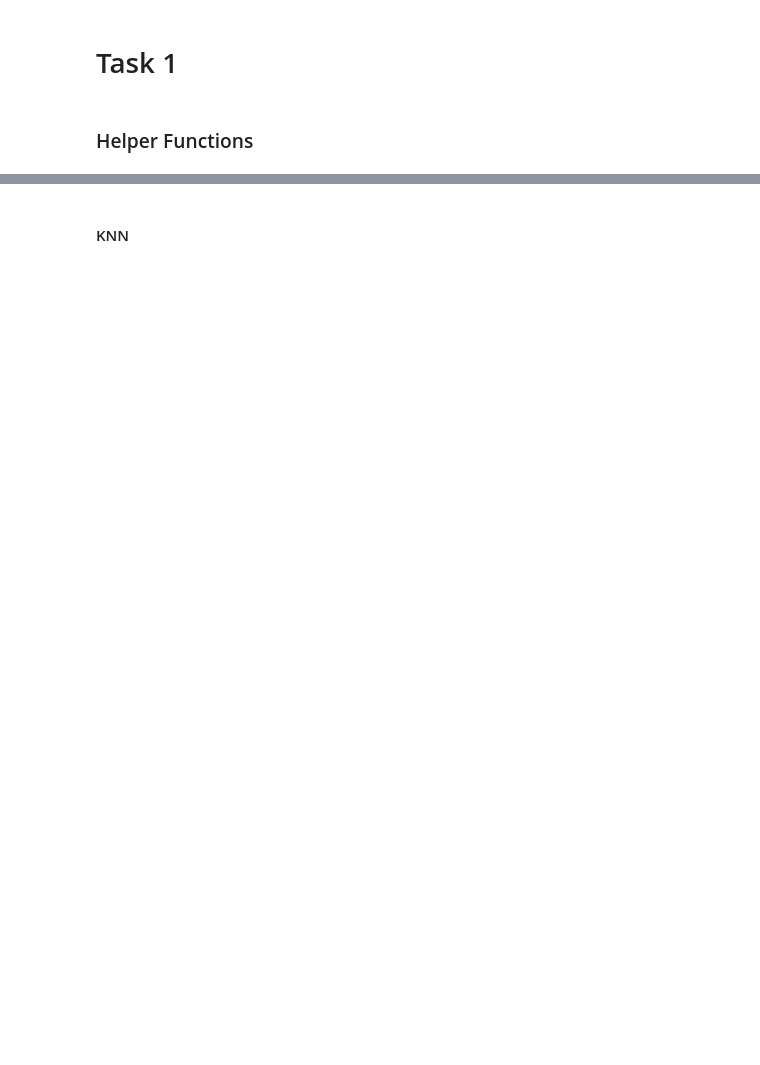
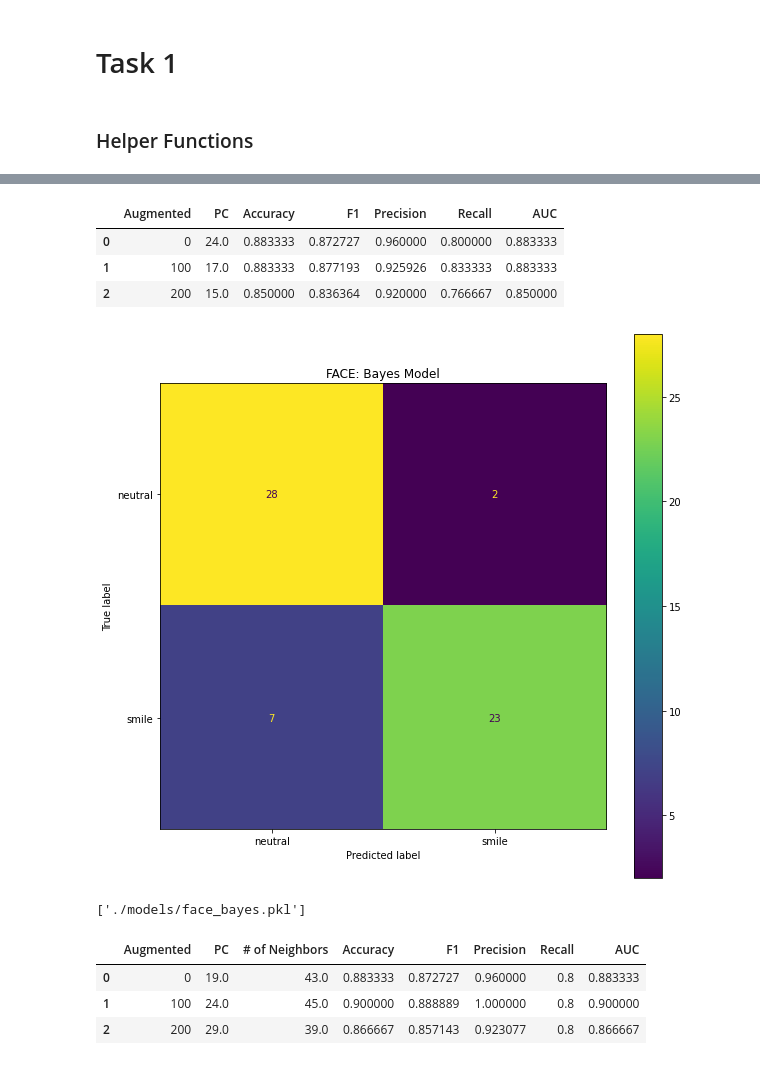
Before and after one commit to Dkashkett/Image_classification_, a Jupyter notebook: Task1.ipynb, the cells around one changed output, grey strips where cells are left out. Saved outputs shown, nothing was run; the diff lists cells and outputs as text; code cells hidden in the pictures; blank space fills up the shorter version.

```diff
--- a/Task1.ipynb
+++ b/Task1.ipynb
@@ -349,4 +325,0 @@ joblib.dump(knn_modelA, './models/smile_knn_no_aug.pkl')
-# %%
-X_train, y_train, X_test, y_test = make_dataset(raw_face, num_illum=0, split=.15)
-X_train = X_train/255
-X_test = X_test/255
@@ -457,4 +325,0 @@ joblib.dump(knn_model, './models/smile_knn.pkl')
-# %%
-X_train, y_train, X_test, y_test = make_dataset(raw_face, num_illum=100, split=.15)
-X_train = X_train/255
-X_test = X_test/255
@@ -585,4 +325,0 @@ joblib.dump(knn_model, './models/smile_knn_aug100.pkl')
-# %%
-X_train, y_train, X_test, y_test = make_dataset(raw_face, num_illum=100, split=.15)
-X_train = X_train/255
-X_test = X_test/255
@@ -640,2 +325,0 @@ joblib.dump(bayes_pipe, './models/smile_bayes.pkl')
-# %% [markdown]
-#### KNN
@@ -689,0 +326,28 @@ joblib.dump(knn_model, './models/smile_knn_aug200.pkl')
+# %%
+best_bayes_model, bayes_model_log, bayes_training_logs, bayes_testing_logs = bayes()
+bayes_model_log
+# %% [output]
+|  | Augmented | PC | Accuracy | F1 | Precision | Recall | AUC |
+| 0 | 0 | 24.0 | 0.883333 | 0.872727 | 0.960000 | 0.800000 | 0.883333 |
+| 1 | 100 | 17.0 | 0.883333 | 0.877193 | 0.925926 | 0.833333 | 0.883333 |
+| 2 | 200 | 15.0 | 0.850000 | 0.836364 | 0.920000 | 0.766667 | 0.850000 |
+# %%
+fig, ax = plt.subplots(figsize=(10, 10))
+plot_confusion_matrix(best_bayes_model, X_test, y_test, display_labels=['neutral','smile'], ax=ax)
+plt.title('FACE: Bayes Model')
+plt.savefig('./graphics/face_bayes_cm.png')
+# %% [output]
+[figure, added]
+# %%
+#save best knn model
+joblib.dump(best_bayes_model, './models/face_bayes.pkl')
+# %% [output]
+['./models/face_bayes.pkl']
+# %%
+best_knn_model, knn_model_log, training_logs, testing_logs = knn()
+knn_model_log
+# %% [output]
+|  | Augmented | PC | # of Neighbors | Accuracy | F1 | Precision | Recall | AUC |
+| 0 | 0 | 19.0 | 43.0 | 0.883333 | 0.872727 | 0.960000 | 0.8 | 0.883333 |
+| 1 | 100 | 24.0 | 45.0 | 0.900000 | 0.888889 | 1.000000 | 0.8 | 0.900000 |
+| 2 | 200 | 29.0 | 39.0 | 0.866667 | 0.857143 | 0.923077 | 0.8 | 0.866667 |
```
Also changed, not shown: parts of 61 cells of this notebook, 16 other files.
